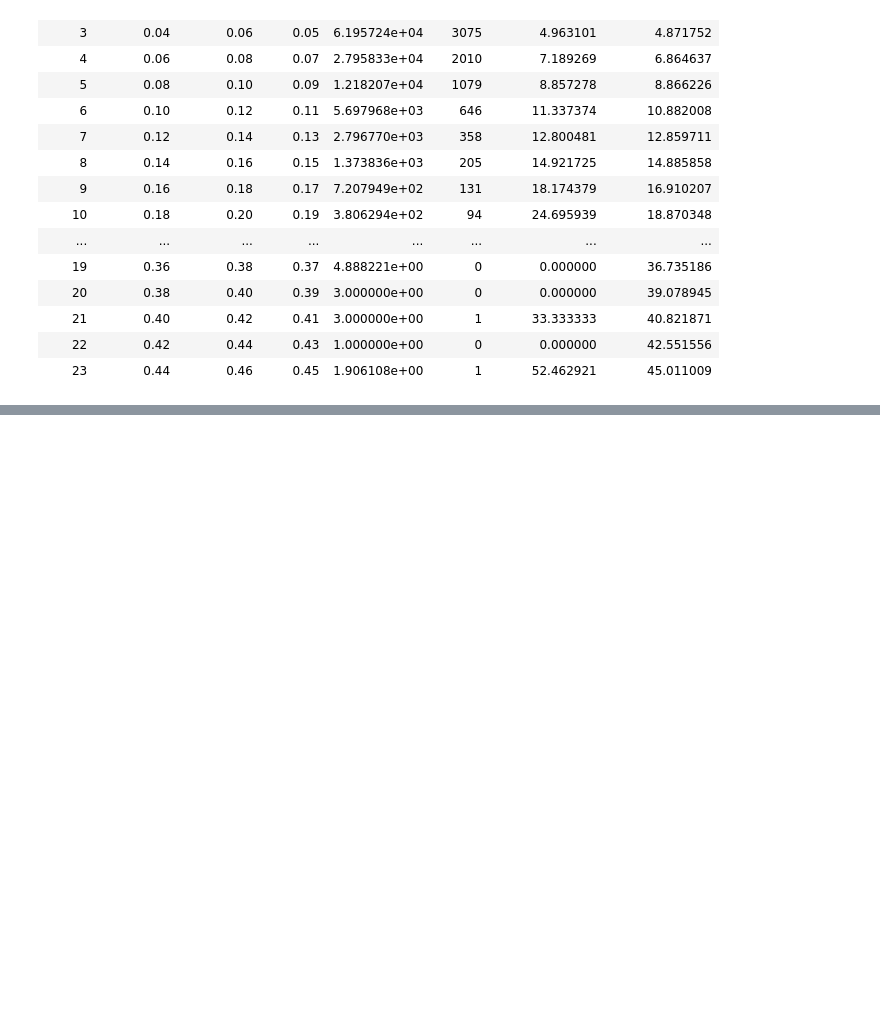
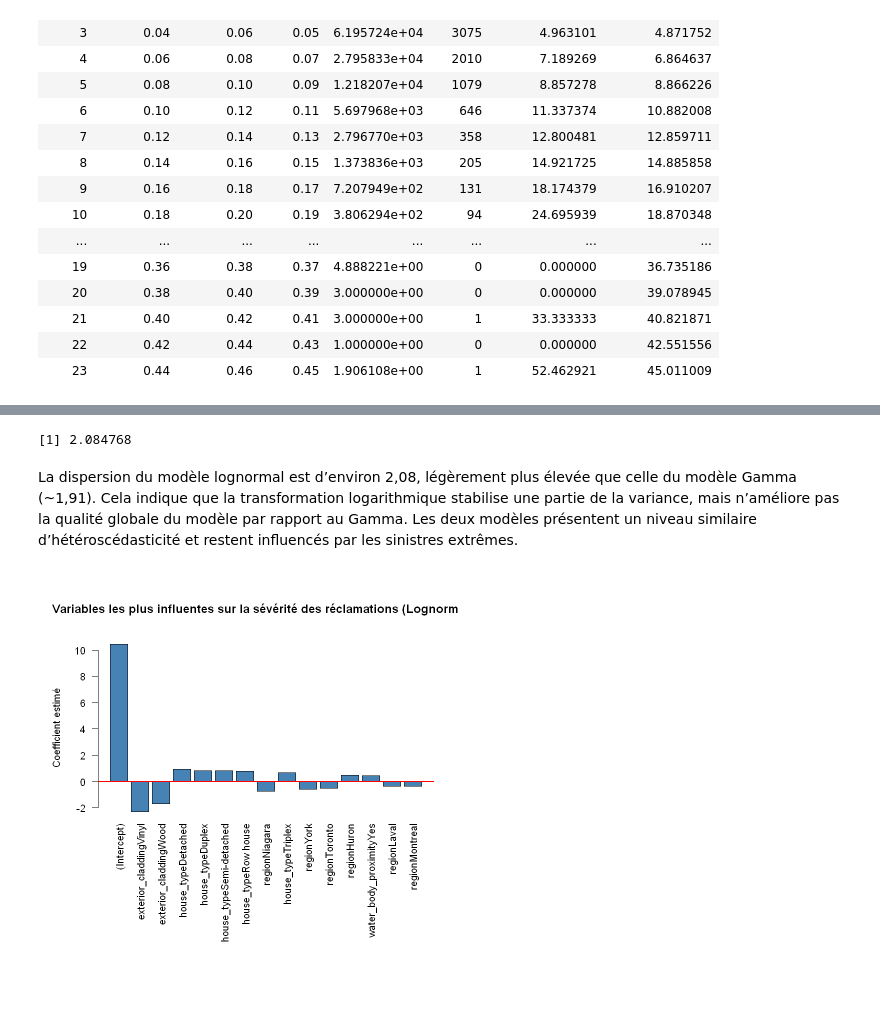
Before and after one commit to wendlassidakab/exemple_tarification_IARD, a Jupyter notebook: Modélisation.ipynb, the cells around one changed output, grey strips where cells are left out. Saved outputs shown, nothing was run; the diff lists cells and outputs as text; code cells hidden in the pictures; blank space fills up the shorter version.

```diff
--- a/Modélisation.ipynb
+++ b/Modélisation.ipynb
@@ -750,0 +930,37 @@ saveWorkbook(wb, file = "Analyse_frequence.xlsx", overwrite = TRUE)
+# %%
+severity_ln <- glm(log(severity) ~ exterior_cladding + region + earthquake_coverage +
+    water_body_proximity + fire_station_proximity + etat_toit +
+    deductible + house_type + fidelity_cat + hydrant_proximity +
+    pool_presence + liability_limit + alarm_system + residence_stability_group +
+    auxiliary_heating + commercial_activities + multi_product_discount +
+    mortgage,
+                   data = sev_data,
+                   family = gaussian(link = "identity"))
+# %%
+# Mesure de dispersion
+deviance(severity_ln) / df.residual(severity_ln)
+# %% [output]
+[1] 2.084768
+# %% [markdown]
+La dispersion du modèle lognormal est d’environ 2,08, légèrement plus élevée que celle du modèle Gamma (~1,91). Cela indique que la transformation logarithmique stabilise une partie de la variance, mais n’améliore pas la qualité globale du modèle par rapport au Gamma. Les deux modèles présentent un niveau similaire d’hétéroscédasticité et restent influencés par les sinistres extrêmes.
+# %%
+# Coefficients du modèle de sévérité Lognormale
+coefs_sev <- summary(severity_ln)$coefficients
+
+# Trier selon la valeur absolue de l'estimateur
+coefs_sev_sorted <- coefs_sev[order(abs(coefs_sev[, "Estimate"]), decreasing = TRUE), ]
+
+# Garder les 15 plus influentes (en valeur absolue)
+top_vars_sev <- head(coefs_sev_sorted, 15)
+
+# Graphique en barres
+par(bg = "white", mar = c(15, 5, 6, 2))
+barplot(top_vars_sev[, "Estimate"],
+        names.arg = rownames(top_vars_sev),
+        las = 2,
+        col = "steelblue",
+        main = "Variables les plus influentes sur la sévérité des réclamations (Lognormale)",
+        ylab = "Coefficient estimé")
+abline(h = 0, col = "red", lwd = 2)
+# %% [output]
+[figure, added]
```
Also changed, not shown: parts of 36 cells of this notebook.
